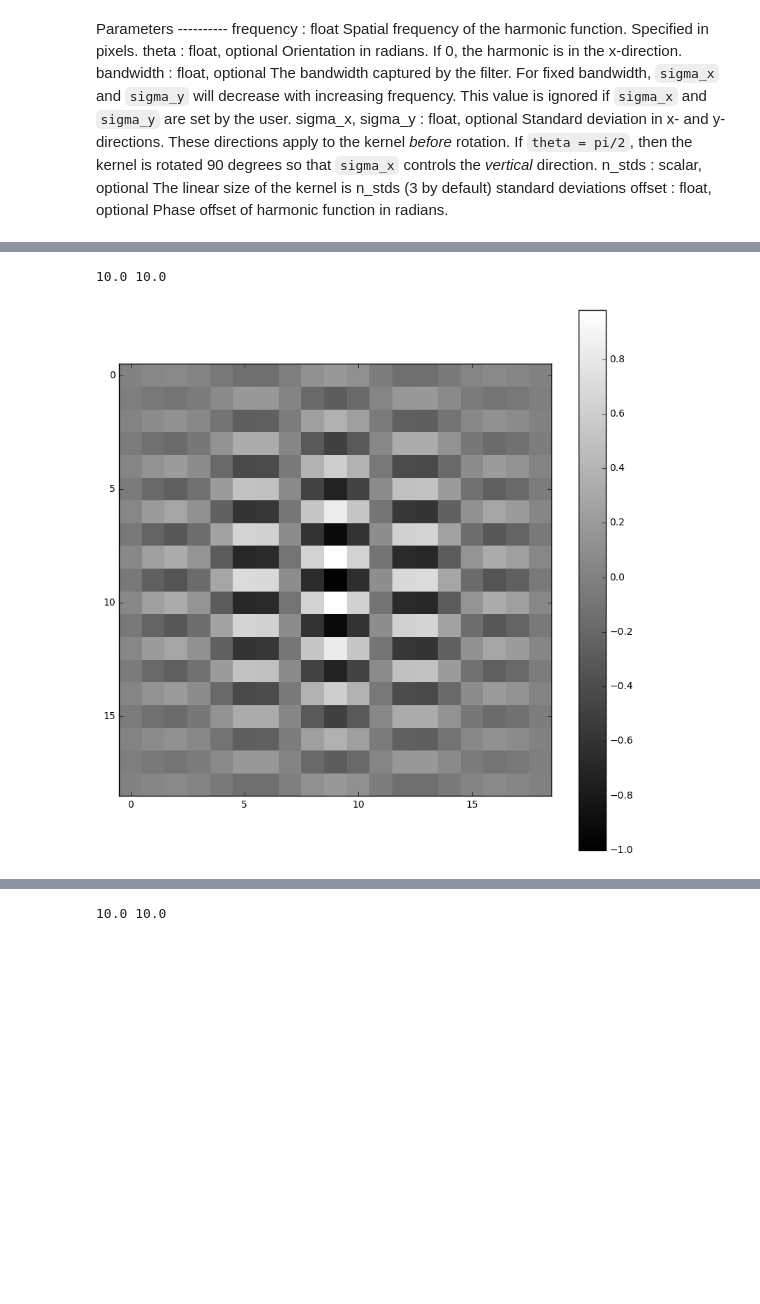
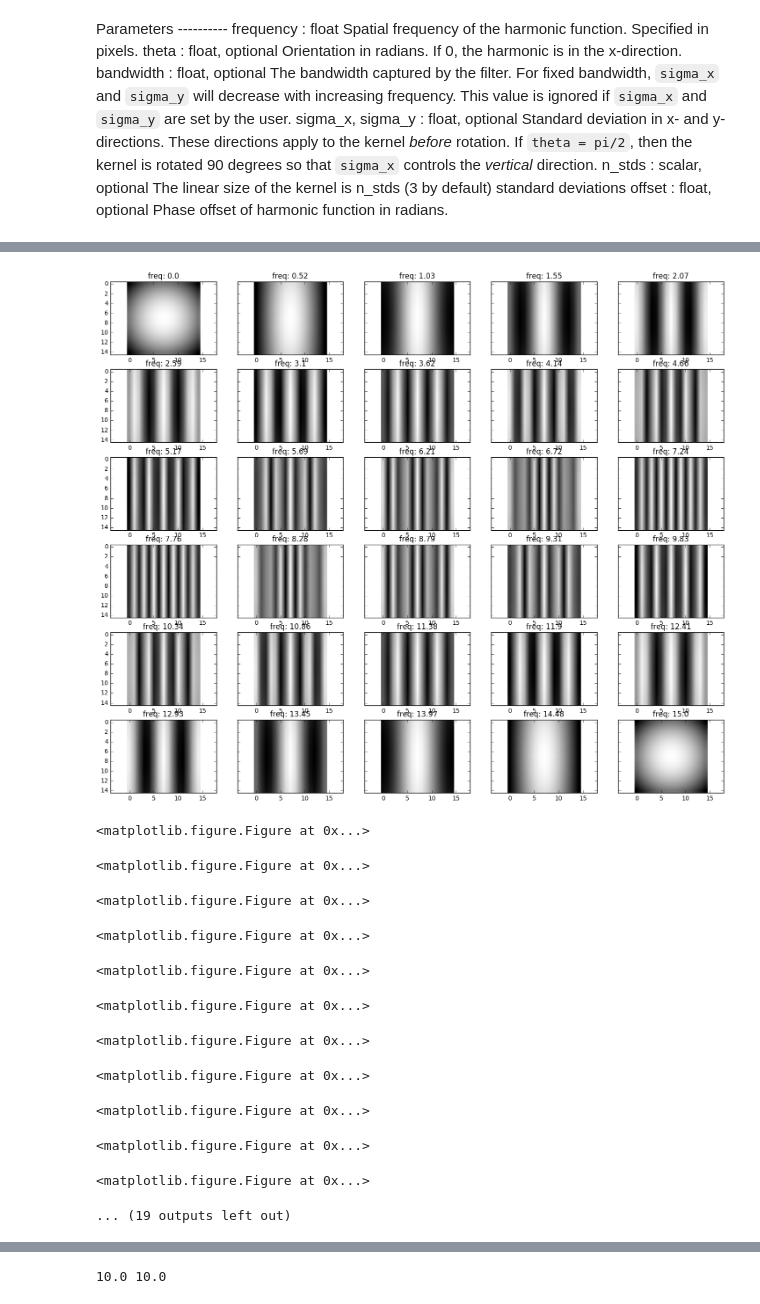
Before and after one commit to iKintosh/GaborNet, a Jupyter notebook: GaborFilter and GaborNet implementation .ipynb, the cells around one changed output, grey strips where cells are left out. Saved outputs shown, nothing was run; the diff lists cells and outputs as text; code cells hidden in the pictures; blank space fills up the shorter version.

```diff
--- a/GaborFilter and GaborNet implementation .ipynb
+++ b/GaborFilter and GaborNet implementation .ipynb
@@ -110,12 +134,31 @@ def myGaborKernelCurve(size = 9, frequency = 1, theta=0, sigma_x=5, sigma_y=5, p
 >>> from skimage import io
 >>> from matplotlib import pyplot as plt  # doctest: +SKIP
           # doctest: +SKIP
-# %%
-gkm = myGaborKernel(frequency=1, sigma_x = 5, sigma_y = 5, theta=np.pi/6, size = 20, psi=np.pi)
-plt.figure(figsize = (10,10))        # doctest: +SKIP
-plt.imshow(gkm.real, interpolation='none', cmap = 'gray')
-plt.colorbar()# doctest: +SKIP
-plt.show()
-# %% [output]
-10.0 10.0
-[figure, removed]
+# %%
+fig, axs = plt.subplots(6, 5, figsize=(18, 15), sharey=True)
+row = 0
+col = 0
+for i in np.linspace(0.,15,30):
+    gkm = myGaborKernel(frequency=i, sigma_x = 1, sigma_y = 1, theta=0, size = 15, psi=0)
+    plt.figure(figsize = (3,3))        # doctest: +SKIP
+    axs[row, col].imshow(gkm.real, cmap = 'gray')
+    axs[row, col].set_title('freq: '+ str(np.round(i,2)))
+    col += 1
+    if col > 4:
+        col = 0
+        row += 1
+plt.show()
+# %% [output]
+[figure, added]
+<matplotlib.figure.Figure at 0x...>
+<matplotlib.figure.Figure at 0x...>
+<matplotlib.figure.Figure at 0x...>
+<matplotlib.figure.Figure at 0x...>
+<matplotlib.figure.Figure at 0x...>
+<matplotlib.figure.Figure at 0x...>
+<matplotlib.figure.Figure at 0x...>
+<matplotlib.figure.Figure at 0x...>
+<matplotlib.figure.Figure at 0x...>
+<matplotlib.figure.Figure at 0x...>
+<matplotlib.figure.Figure at 0x...>
+... (19 outputs left out)
```
Also changed, not shown: parts of 10 cells of this notebook, 2 other files.
